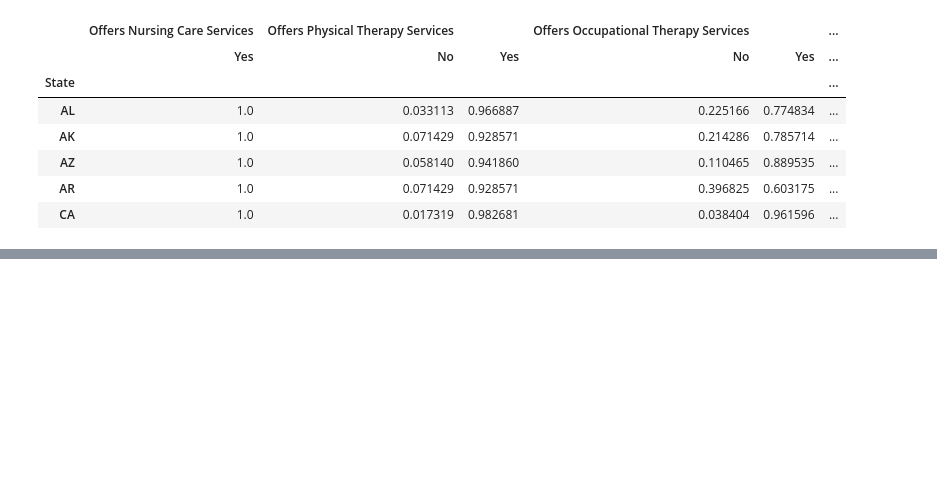
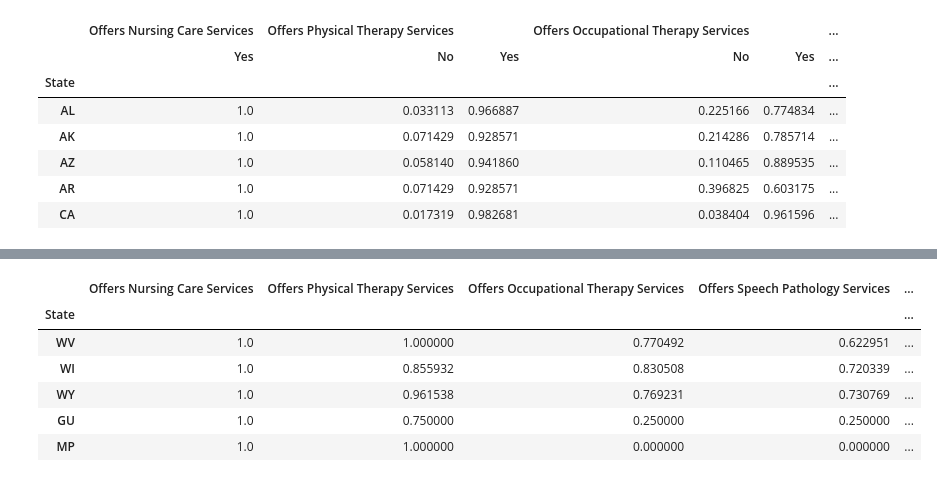
Before and after one commit to ambigus9/hha_analytics, a Jupyter notebook: Analisis descriptivo.ipynb, the cells around one changed output, grey strips where cells are left out. Saved outputs shown, nothing was run; the diff lists cells and outputs as text; code cells hidden in the pictures; blank space fills up the shorter version.

```diff
--- a/Analisis descriptivo.ipynb
+++ b/Analisis descriptivo.ipynb
@@ -204,4 +204,4 @@ v_div.head()
 | AR | 1.0 | 0.071429 | 0.928571 | 0.396825 | 0.603175 | ... |
 | CA | 1.0 | 0.017319 | 0.982681 | 0.038404 | 0.961596 | ... |
 # %%
-v_div.xs('Yes', axis=1, level=1).head()
+v_div_yes = v_div.xs('Yes', axis=1, level=1)
@@ -227,0 +208,10 @@ c.head()
+# %%
+v_div_yes.tail()
+# %% [output]
+|  | Offers Nursing Care Services | Offers Physical Therapy Services | Offers Occupational Therapy Services | Offers Speech Pathology Services | ... |
+| State |  |  |  |  | ... |
+| WV | 1.0 | 1.000000 | 0.770492 | 0.622951 | ... |
+| WI | 1.0 | 0.855932 | 0.830508 | 0.720339 | ... |
+| WY | 1.0 | 0.961538 | 0.769231 | 0.730769 | ... |
+| GU | 1.0 | 0.750000 | 0.250000 | 0.250000 | ... |
+| MP | 1.0 | 1.000000 | 0.000000 | 0.000000 | ... |
```
Also changed, not shown: parts of 9 cells of this notebook, 2 other files.
